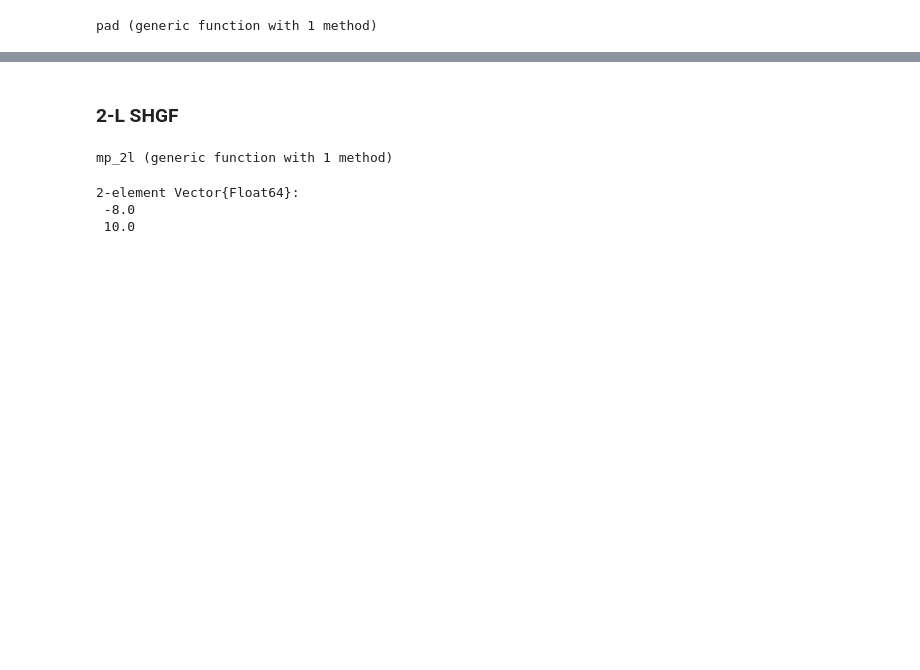
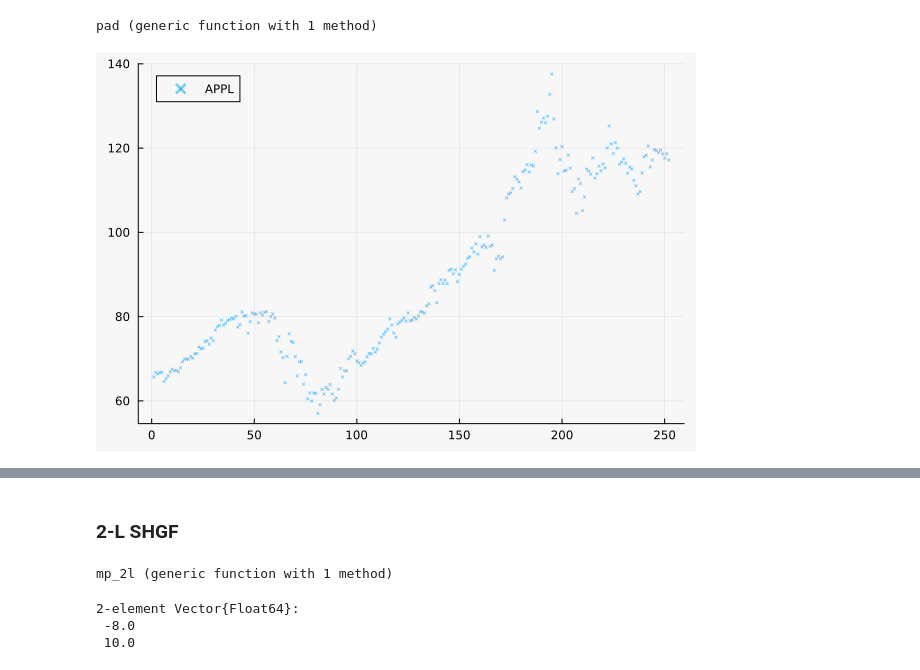
Before and after one commit to mkpappu/SGCV, a Jupyter notebook: validation.ipynb, the cells around one changed output, grey strips where cells are left out. Cells and saved outputs as stored; diff of their text form; code cells hidden in the pictures; blank space fills up the shorter version.

```diff
--- a/validation.ipynb
+++ b/validation.ipynb
@@ -182,8 +191,13 @@ pad (generic function with 1 method)
 # %%
 using CSV, DataFrames
 df = CSV.File("data/AAPL.csv") |> DataFrame
+# df = CSV.File("data/capr_prl_one_subject.csv") |> DataFrame
 series = df[!, :Open];
-scatter(series, markershape=:xcross, markersize=1.5, markeralpha=0.5, background_color=:grey97, label=:APPL)
+# series = df[!, :reward_tally];
+scatter(series, markershape=:xcross, markersize=1.5, markeralpha=0.5, background_color=:grey97, label="APPL")
+# scatter(series, markershape=:xcross, markersize=1.5, markeralpha=0.5, background_color=:grey97, label="capr_prl_one_subject")
+# %% [output]
+[figure, added]
 # %%
 using WAV
 # load clean speech
```
Also changed, not shown: parts of 20 cells of this notebook, 7 other files.
